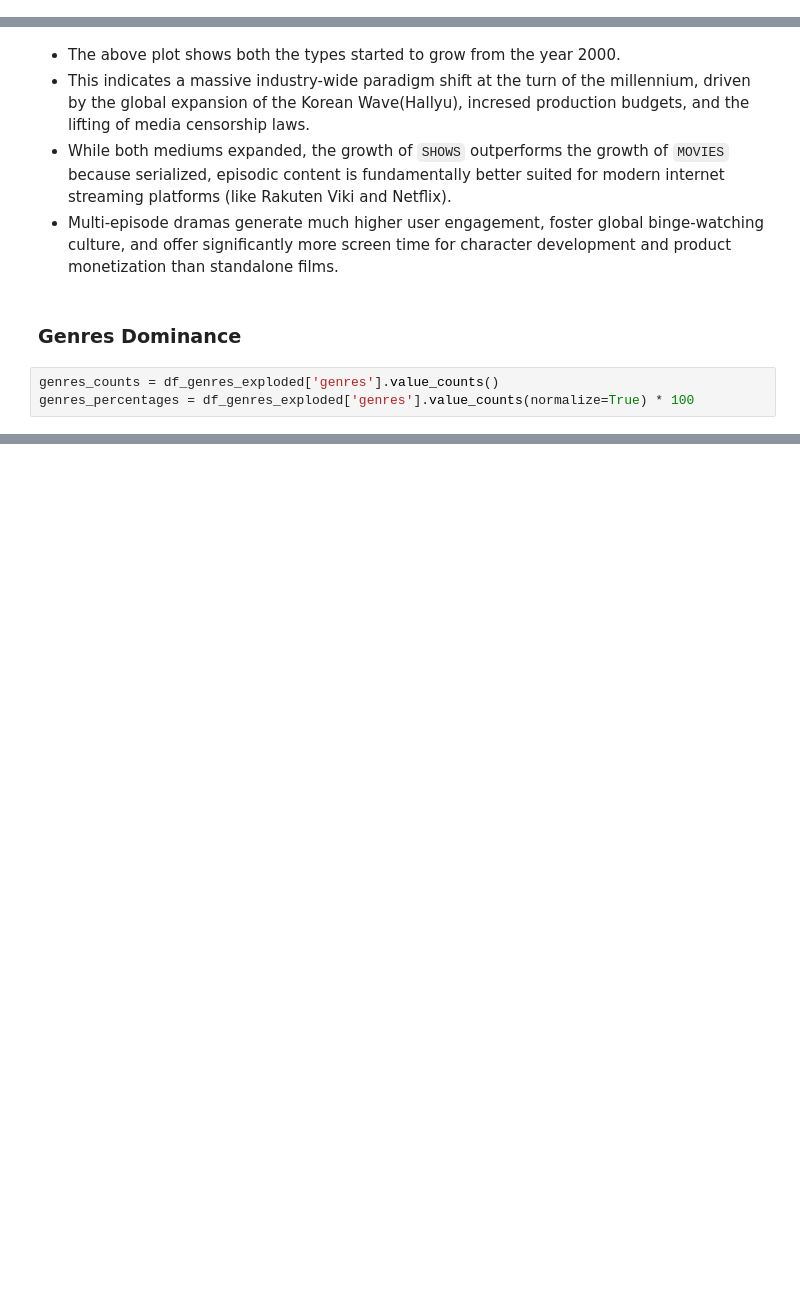
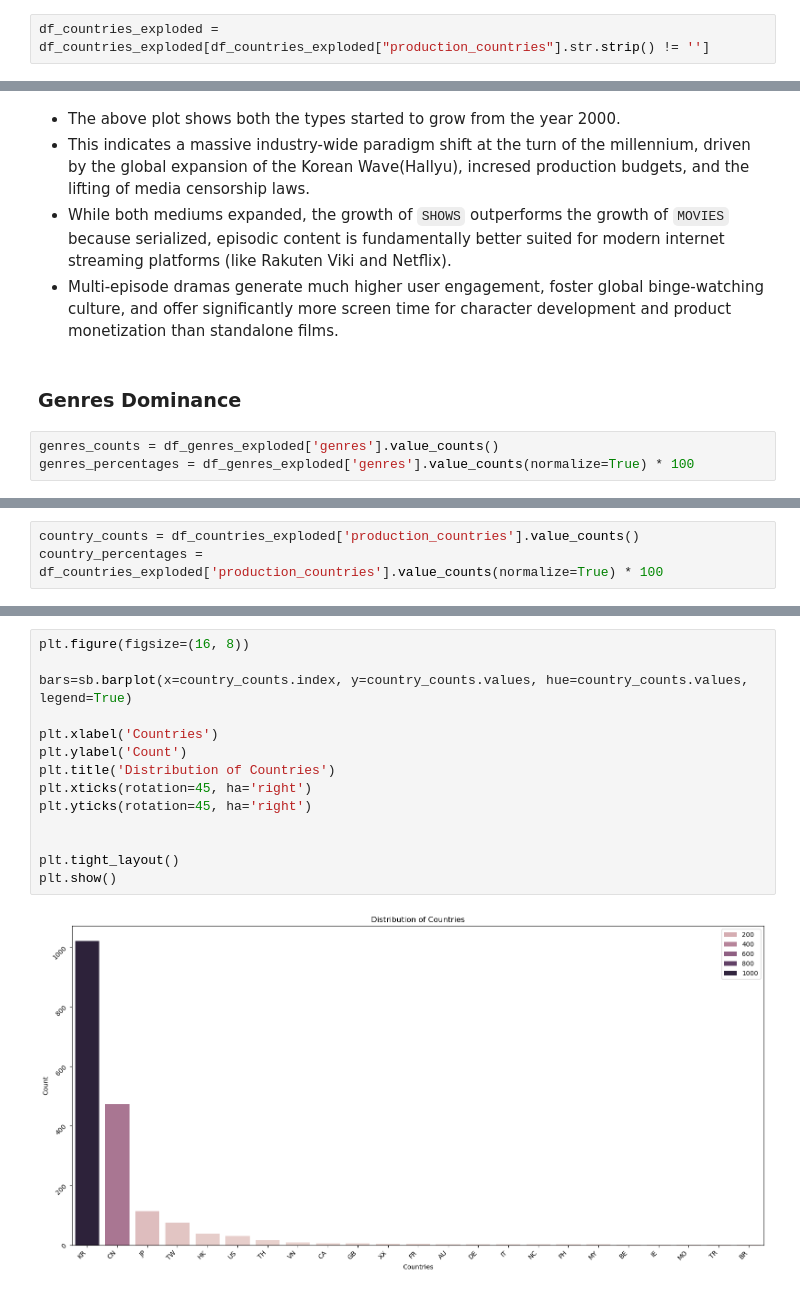
Before and after one commit to snehamayeecoding/RokutenViki_Movies_Dramas_Analysis02, a Jupyter notebook: notebooks/01_data_cleaning_and_eda.ipynb, the cells around one changed output, grey strips where cells are left out. Saved outputs shown, nothing was run; the diff lists cells and outputs as text; blank space fills up the shorter version.

```diff
--- a/notebooks/01_data_cleaning_and_eda.ipynb
+++ b/notebooks/01_data_cleaning_and_eda.ipynb
@@ -411,0 +430,2 @@ Name: count, dtype: int64
+# %%
+df_countries_exploded = df_countries_exploded[df_countries_exploded["production_countries"].str.strip() != '']
@@ -513,0 +588,3 @@ Name: count, dtype: int64
+# %%
+country_counts = df_countries_exploded['production_countries'].value_counts()
+country_percentages = df_countries_exploded['production_countries'].value_counts(normalize=True) * 100
@@ -513,0 +614,16 @@ Name: count, dtype: int64
+# %%
+plt.figure(figsize=(16, 8))
+
+bars=sb.barplot(x=country_counts.index, y=country_counts.values, hue=country_counts.values, legend=True)
+
+plt.xlabel('Countries')
+plt.ylabel('Count')
+plt.title('Distribution of Countries')
+plt.xticks(rotation=45, ha='right')
+plt.yticks(rotation=45, ha='right')
+
+
+plt.tight_layout()
+plt.show()
+# %% [output]
+[figure, added]
```
Also changed, not shown: parts of 20 cells of this notebook.
